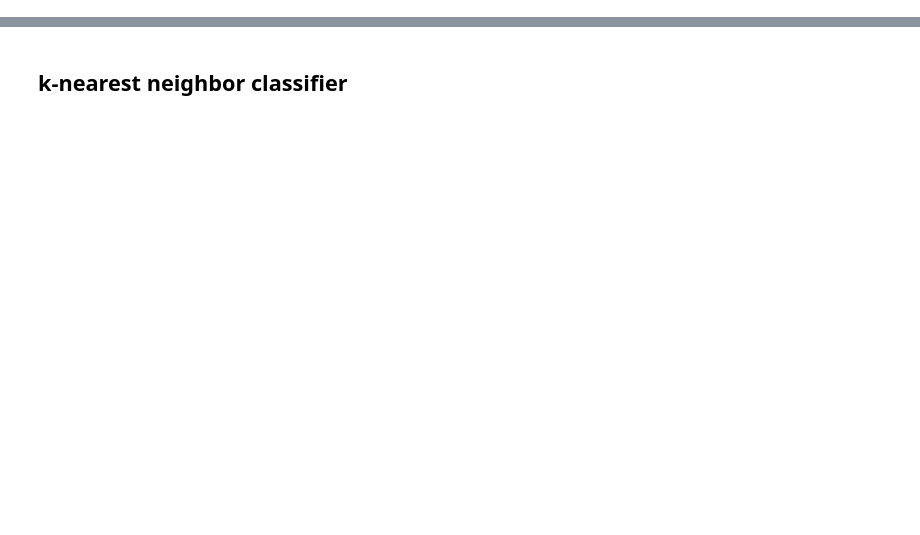
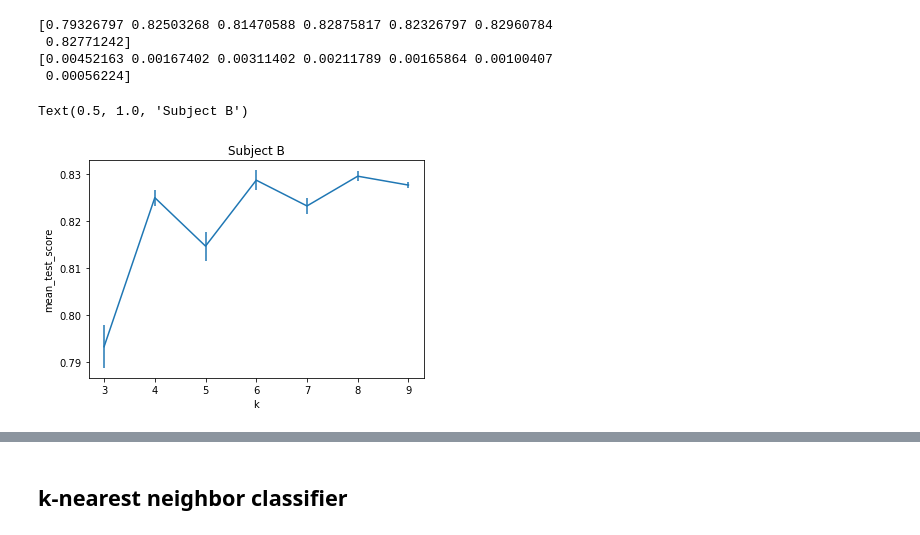
Before and after one commit to ys7yoo/iP300, a Jupyter notebook: train_kNN_cv.ipynb, the cells around one changed output, grey strips where cells are left out. Cells and saved outputs as stored; diff of their text form; code cells hidden in the pictures; blank space fills up the shorter version.

```diff
--- a/train_kNN_cv.ipynb
+++ b/train_kNN_cv.ipynb
@@ -27,0 +71,17 @@ from P300.data import load_data
+# %%
+subject_train = 'B'
+num_ch = 64
+cv = joblib.load("model/{}_kNN_cv_ch{}.model".format(subject_train,num_ch))
+
+results = cv.cv_results_
+#print(results)
+plot_results_kNN(results)
+
+plt.title('Subject {}'.format(subject_train))
+# %% [output]
+[0.79326797 0.82503268 0.81470588 0.82875817 0.82326797 0.82960784
+ 0.82771242]
+[0.00452163 0.00167402 0.00311402 0.00211789 0.00165864 0.00100407
+ 0.00056224]
+Text(0.5, 1.0, 'Subject B')
+[figure, added]
```
Also changed, not shown: parts of 7 cells of this notebook.
